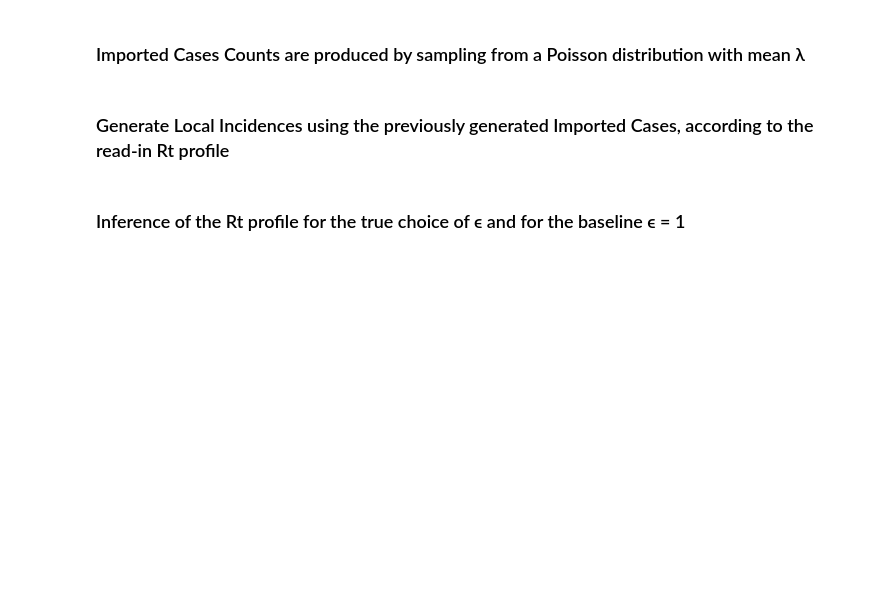
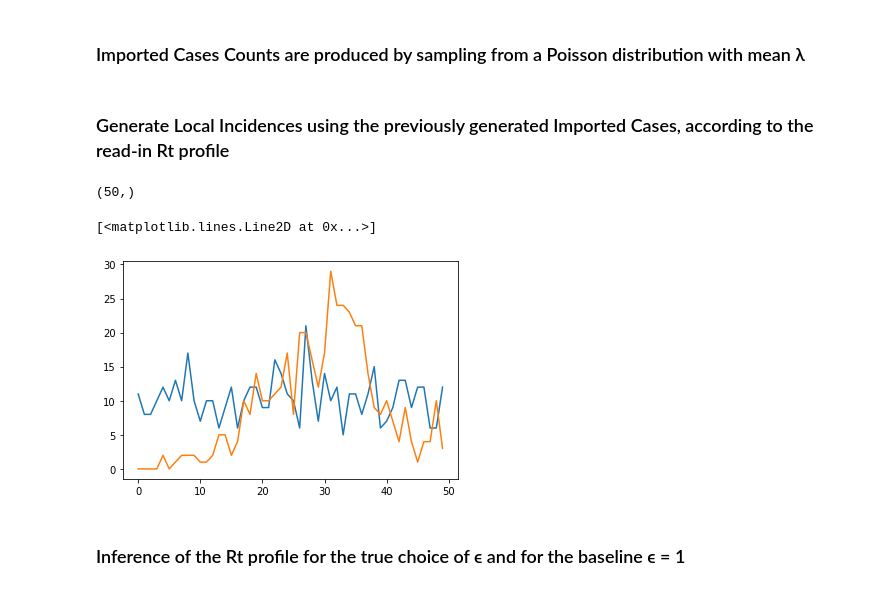
Before and after one commit to SABS-R3-Epidemiology/branchpro, a Jupyter notebook: branchpro/results/new-forward-simulation.ipynb, the cells around one changed output. Cells and saved outputs as stored; diff of their text form; code cells hidden in the pictures; blank space fills up the shorter version.

```diff
--- a/branchpro/results/new-forward-simulation.ipynb
+++ b/branchpro/results/new-forward-simulation.ipynb
@@ -45,7 +45,7 @@ rt_profile = pd.read_csv(path)
 ### Imported Cases Counts are produced by sampling from a Poisson distribution with mean λ
 # %%
 # Build the imported cases
-lambdas = [10, 70, 150]
+lambdas = [1, 10, 20]
 num_sim_imported = 10
 
 imported_times = np.arange(1,(num_timepoints+1))
@@ -98,3 +98,15 @@ for _, epsilon in enumerate(epsilon_values):
         lam_sample_local_cases.append(ind_imp_sample_local_cases)
 
     all_local_cases.append(lam_sample_local_cases)
+# %%
+all_local_cases[0][0][0][0].shape
+# %% [output]
+(50,)
+# %%
+import matplotlib.pyplot as plt
+
+plt.plot(all_imported_cases[0][0])
+plt.plot(all_local_cases[0][0][0][0])
+# %% [output]
+[<matplotlib.lines.Line2D at 0x...>]
+[figure, added]
```
Also changed, not shown: parts of 1 cell of this notebook, 3 other files.
